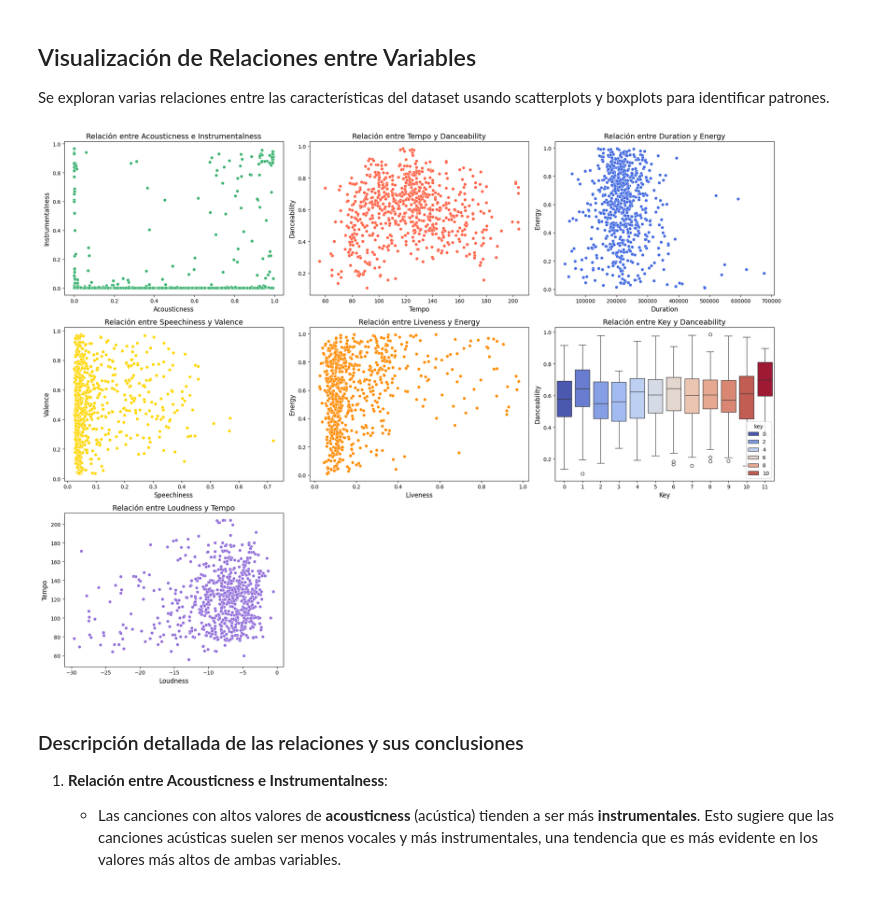
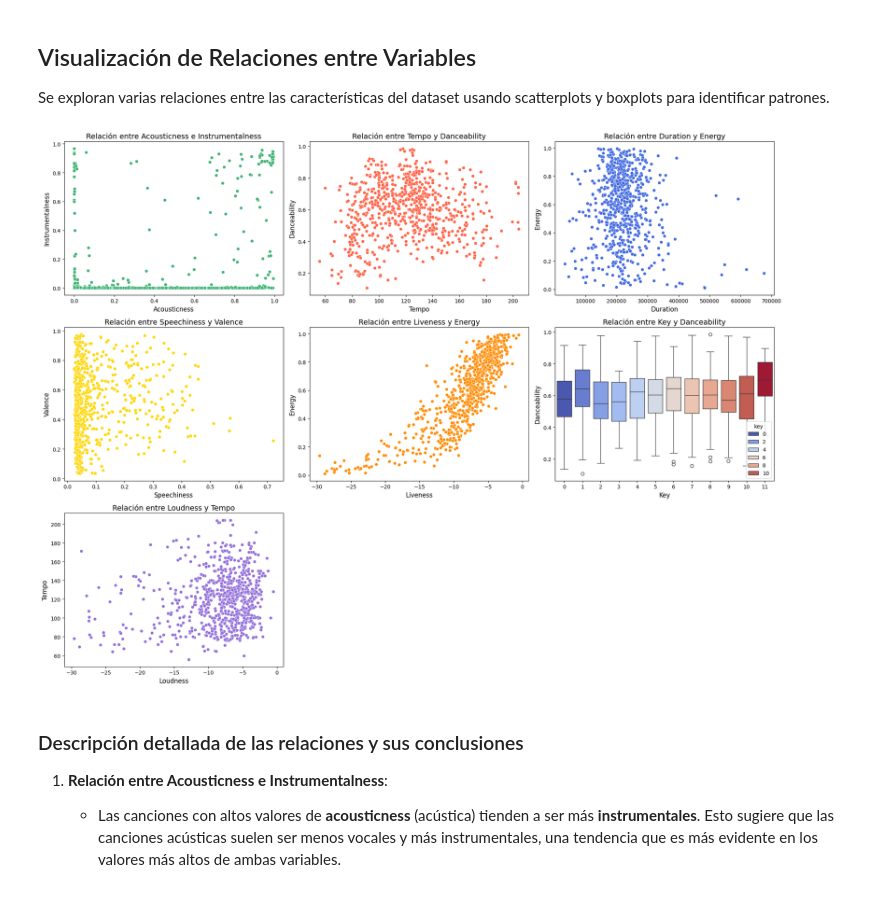
Before and after one commit to jonathancagua/CEIA-ADD, a Jupyter notebook: tp_spotify.ipynb, the cells around one changed output. Drawn from its saved outputs; the diff is of its cells as text; code cells hidden in the pictures.

```diff
--- a/tp_spotify.ipynb
+++ b/tp_spotify.ipynb
@@ -520,35 +520,35 @@ sns.scatterplot(data=spotify_df, x='speechiness', y='valence', color='gold')
 plt.title('Relación entre Speechiness y Valence', fontsize=14)
 plt.xlabel('Speechiness', fontsize=12)
 plt.ylabel('Valence', fontsize=12)
 
 # Relación entre Liveness y Energy
 plt.subplot(3, 3, 5)
-sns.scatterplot(data=spotify_df, x='liveness', y='energy', color='darkorange')
+sns.scatterplot(data=spotify_df, x='loudness', y='energy', color='darkorange')
 plt.title('Relación entre Liveness y Energy', fontsize=14)
 plt.xlabel('Liveness', fontsize=12)
 plt.ylabel('Energy', fontsize=12)
 
 # Relación entre Key y Danceability (corregido para eliminar la advertencia)
 plt.subplot(3, 3, 6)
 sns.boxplot(data=spotify_df, x='key', y='danceability', hue='key', palette='coolwarm', dodge=False)
 plt.title('Relación entre Key y Danceability', fontsize=14)
 plt.xlabel('Key', fontsize=12)
 plt.ylabel('Danceability', fontsize=12)
 
 # Relación entre Loudness y Tempo
 plt.subplot(3, 3, 7)
 sns.scatterplot(data=spotify_df, x='loudness', y='tempo', color='mediumpurple')
 plt.title('Relación entre Loudness y Tempo', fontsize=14)
 plt.xlabel('Loudness', fontsize=12)
 plt.ylabel('Tempo', fontsize=12)
 
 # Ajustar el layout para evitar solapamientos
 plt.tight_layout()
 
 # Mostrar los gráficos
 plt.show()
 # %% [output]
-[figure, old version]
+[figure, new version]
 # %% [markdown]
 ### Descripción detallada de las relaciones y sus conclusiones
 
```
Also changed, not shown: parts of 44 cells of this notebook.
